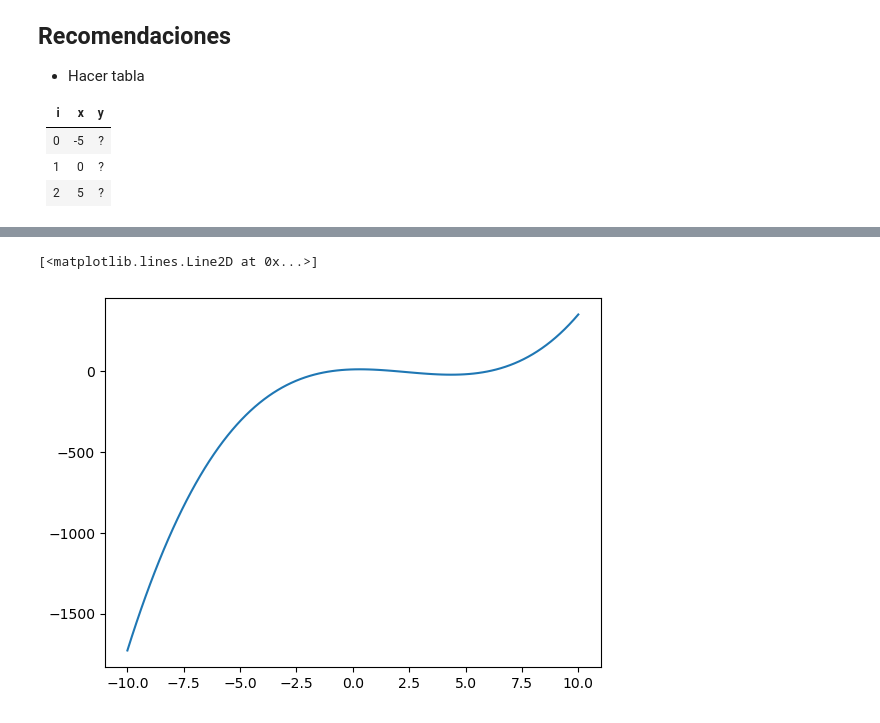
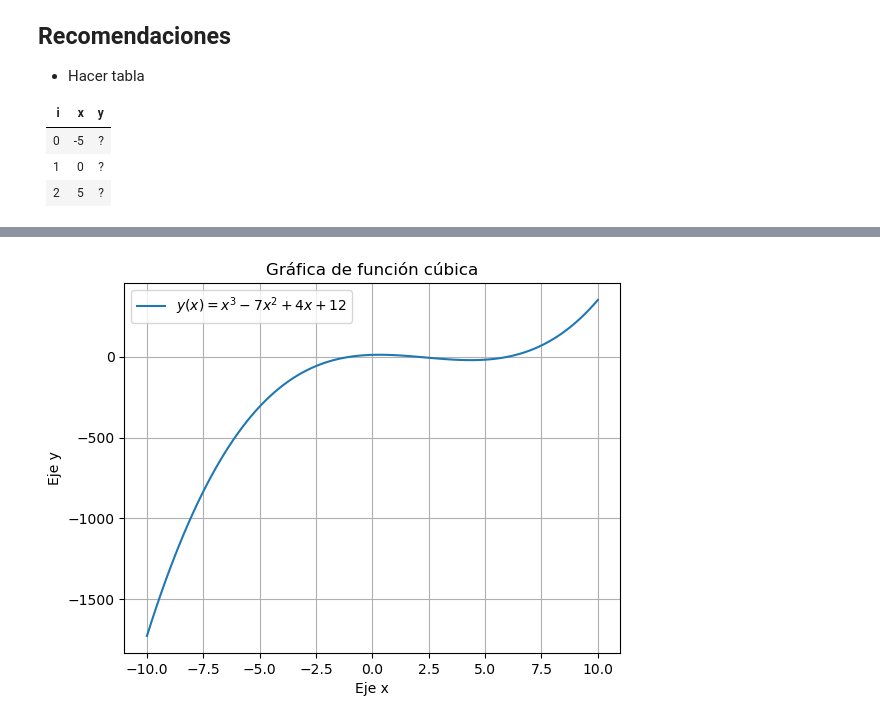
Before and after one commit to Ediixx/taller1, a Jupyter notebook: taller01.ipynb, the cells around one changed output, grey strips where cells are left out. Drawn from its saved outputs; the diff is of its cells as text; code cells hidden in the pictures.

```diff
--- a/taller01.ipynb
+++ b/taller01.ipynb
@@ -78,9 +78,14 @@ x = 10.00       y = 3.52e+02
 # %%
 from matplotlib import pyplot as plt
 
 # import seaborn as sns ## alternativa chévere
 
-plt.plot(Xs,Ys)
+_ =plt.plot(Xs,Ys)
+_ =plt.xlabel("Eje x")
+_ =plt.ylabel("Eje y")
+plt.title("Gráfica de función cúbica")
+plt.grid()
+plt.legend(["$y(x) = x^3-7x^2+4x+12$"])
+plt.show()
 # %% [output]
-[<matplotlib.lines.Line2D at 0x...>]
-[figure, old version]
+[figure, new version]
```
Also changed, not shown: 1 other file.
